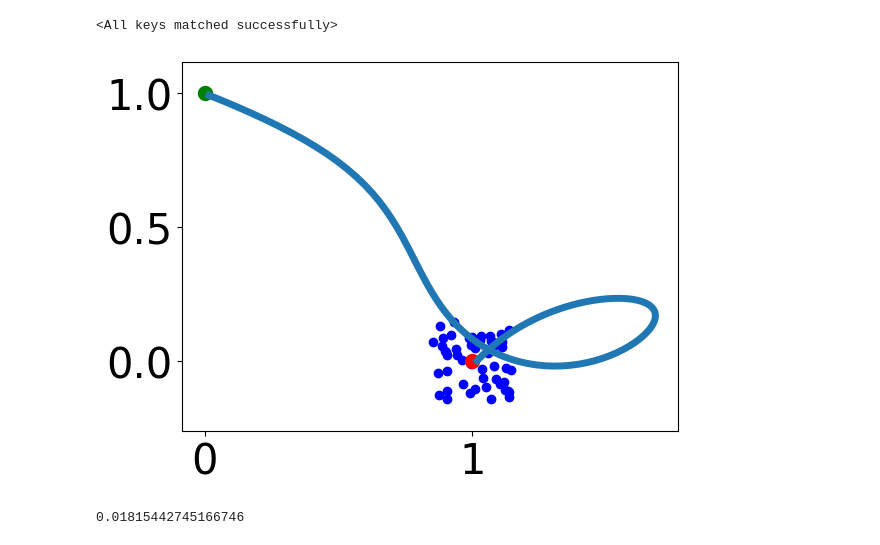
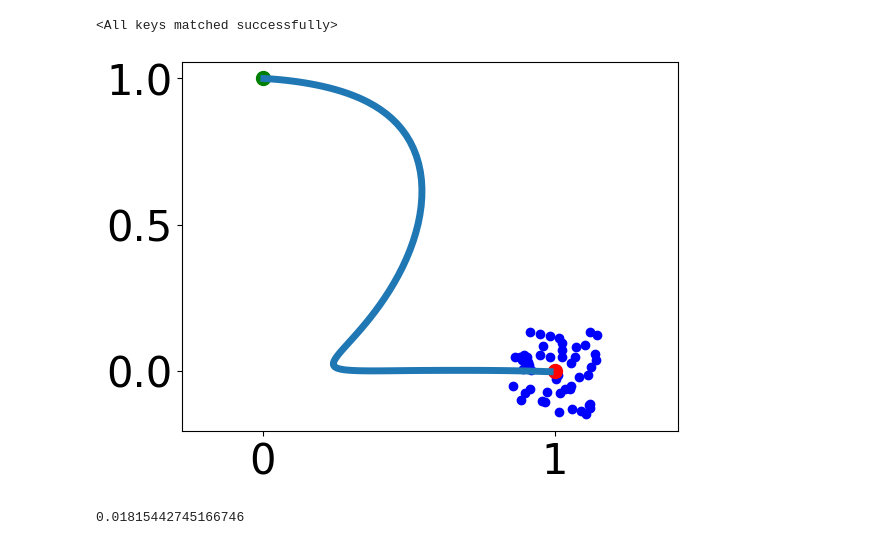
Before and after one commit to xu-george/VAE_DMP_mani_new, a Jupyter notebook: number_write_task/End_point_via_point_test.ipynb, the cells around one changed output. Drawn from its saved outputs; the diff is of its cells as text; code cells hidden in the pictures.

```diff
--- a/number_write_task/End_point_test.ipynb
+++ b/number_write_task/End_point_via_point_test.ipynb
@@ -91,27 +91,27 @@ traj_gen.label_embedding.load_state_dict(torch.load('../models/label_encoder.pt'
 # %%
 x0 = np.array([0, 1]).T
 goal = np.array([1, 0]).T
 plt.plot(x0[0], x0[1], 'go', label='start', markersize=10)
 plt.plot(goal[0], goal[1], 'ro', label='goal', markersize=10)
 
 goal_all = 0.3*(np.random.rand(50, 2) - 0.5) + goal
 plt.scatter(goal_all[:, 0], goal_all[:,1], color='b')
 
-number = 6
+number = 2
 traj_gen.eval()
 with torch.no_grad():
     traj1 = traj_gen(number, x0=x0, goal=goal)
     # plot the generated torque
 np_traj1 = traj1.detach().cpu().numpy()
 
 plt.plot(np_traj1[0, 0, :].T, np_traj1[0, 1, :].T, linewidth=5)
 plt.tick_params(labelsize=30)
 plt.axis("equal")
 # save the figure
 plt.savefig("traj_1.png")
 plt.show()
 # %% [output]
-[figure, old version]
+[figure, new version]
 # %%
 number = 6
 traj_gen.eval()
```
Also changed, not shown: 8 other files.
